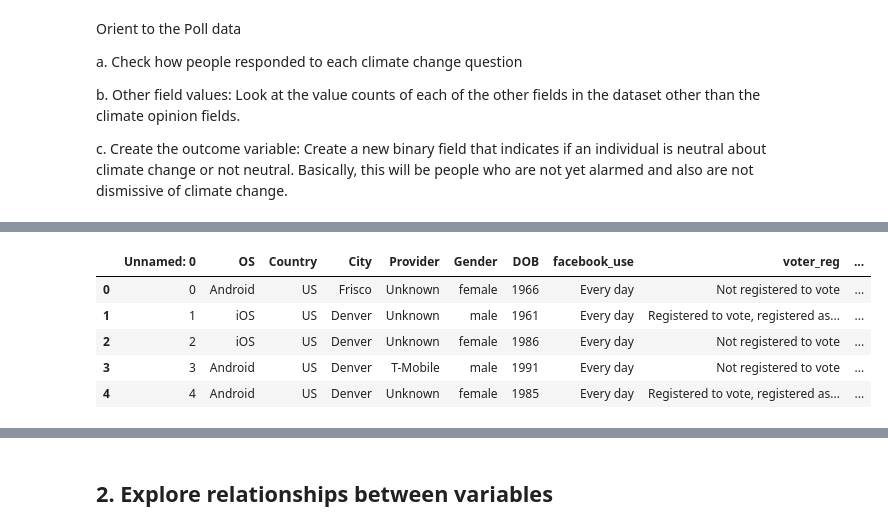
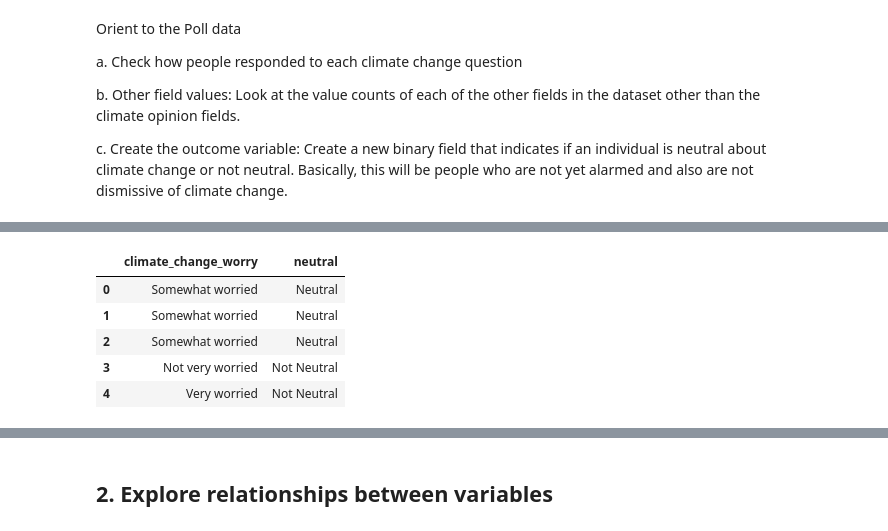
Before and after one commit to pastelpargoal/RegressionTableHP, a Jupyter notebook: Hw6.ipynb, the cells around one changed output, grey strips where cells are left out. Drawn from its saved outputs; the diff is of its cells as text; code cells hidden in the pictures.

```diff
--- a/Hw6.ipynb
+++ b/Hw6.ipynb
@@ -223,17 +131,13 @@ Yes, I am employed in the oil and gas industry
 Yes, both myself and close friends or family members are employed in the oil and gas industry     24
 Name: count, dtype: int64
 # %%
-# Correct code - keep this
-ccViews['neutral'] = ccViews['climate_change_worry'] == "Somewhat worried"
 
-# Then recode the True/False values to "Neutral"/"Not Neutral"
-#ccViews['neutral'] = ccViews['neutral'].map({True: "Neutral", False: "Not Neutral"})
 ccViews['neutral'] = np.where(ccViews['climate_change_worry'] == "Somewhat worried", "Neutral", "Not Neutral")
-ccViews.head()
+ccViews[['climate_change_worry','neutral']].head()
 # %% [output]
-|  | Unnamed: 0 | OS | Country | City | Provider | Gender | DOB | facebook_use | voter_reg | ... |
-| 0 | 0 | Android | US | Frisco | Unknown | female | 1966 | Every day | Not registered to vote | ... |
-| 1 | 1 | iOS | US | Denver | Unknown | male | 1961 | Every day | Registered to vote, registered as... | ... |
-| 2 | 2 | iOS | US | Denver | Unknown | female | 1986 | Every day | Not registered to vote | ... |
-| 3 | 3 | Android | US | Denver | T-Mobile | male | 1991 | Every day | Not registered to vote | ... |
-| 4 | 4 | Android | US | Denver | Unknown | female | 1985 | Every day | Registered to vote, registered as... | ... |
+|  | climate_change_worry | neutral |
+| 0 | Somewhat worried | Neutral |
+| 1 | Somewhat worried | Neutral |
+| 2 | Somewhat worried | Neutral |
+| 3 | Not very worried | Not Neutral |
+| 4 | Very worried | Not Neutral |
```
Also changed, not shown: parts of 47 cells of this notebook.
